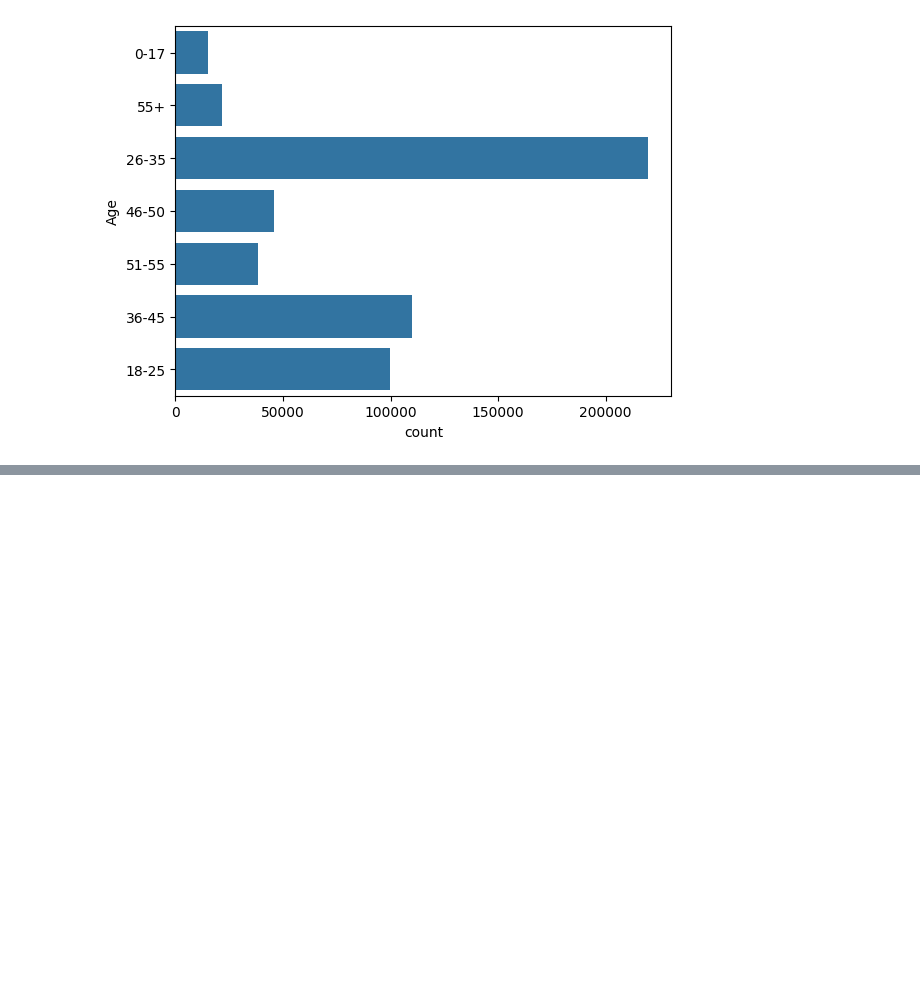
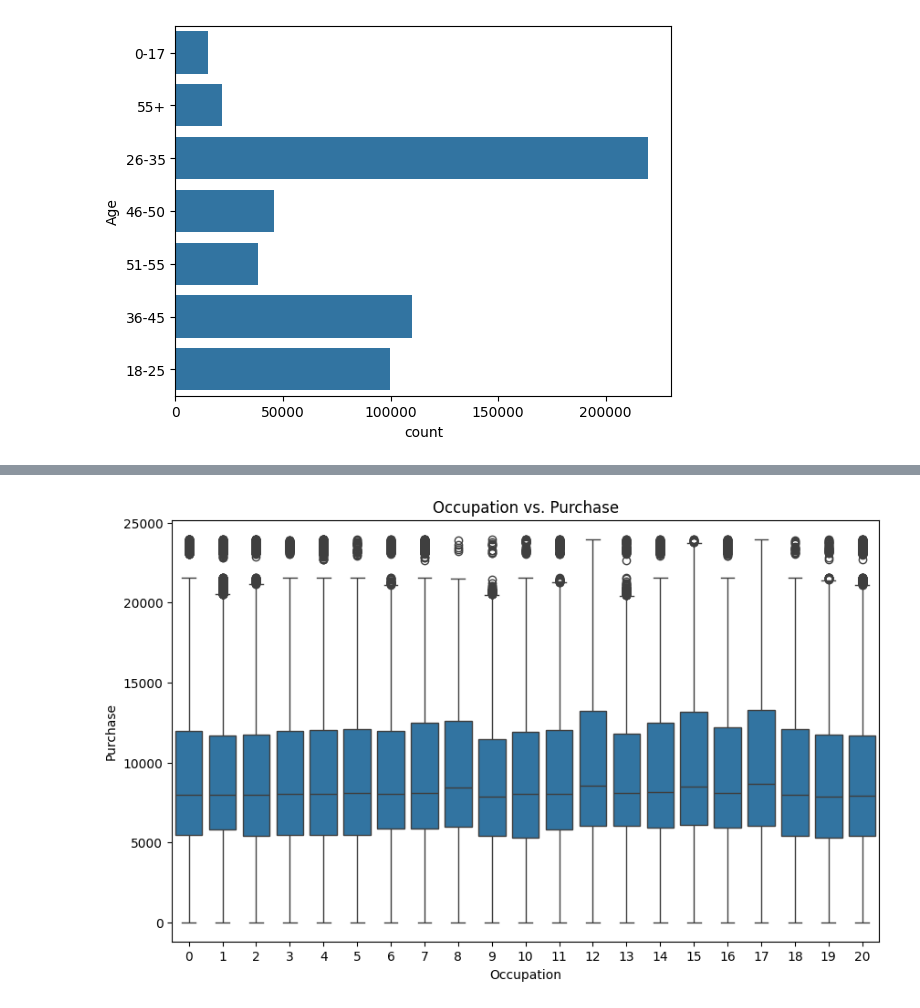
Before and after one commit to ssmseoul/Walmart_dataset_analysis, a Jupyter notebook: wallmart_dataset_analysis.ipynb, the cells around one changed output, grey strips where cells are left out. Saved outputs shown, nothing was run; the diff lists cells and outputs as text; code cells hidden in the pictures; blank space fills up the shorter version.

```diff
--- a/wallmart_dataset_analysis.ipynb
+++ b/wallmart_dataset_analysis.ipynb
@@ -281,0 +339,8 @@ sns.countplot(df['Age'])
+# %%
+plt.figure(figsize=(10, 6))
+sns.boxplot(x='Occupation', y='Purchase', data=df)
+plt.title('Occupation vs. Purchase')
+plt.xlabel('Occupation')
+plt.ylabel('Purchase')
+plt
+# %% [output]
@@ -281,0 +348 @@ sns.countplot(df['Age'])
+[figure, added]
```
Also changed, not shown: parts of 9 cells of this notebook.
